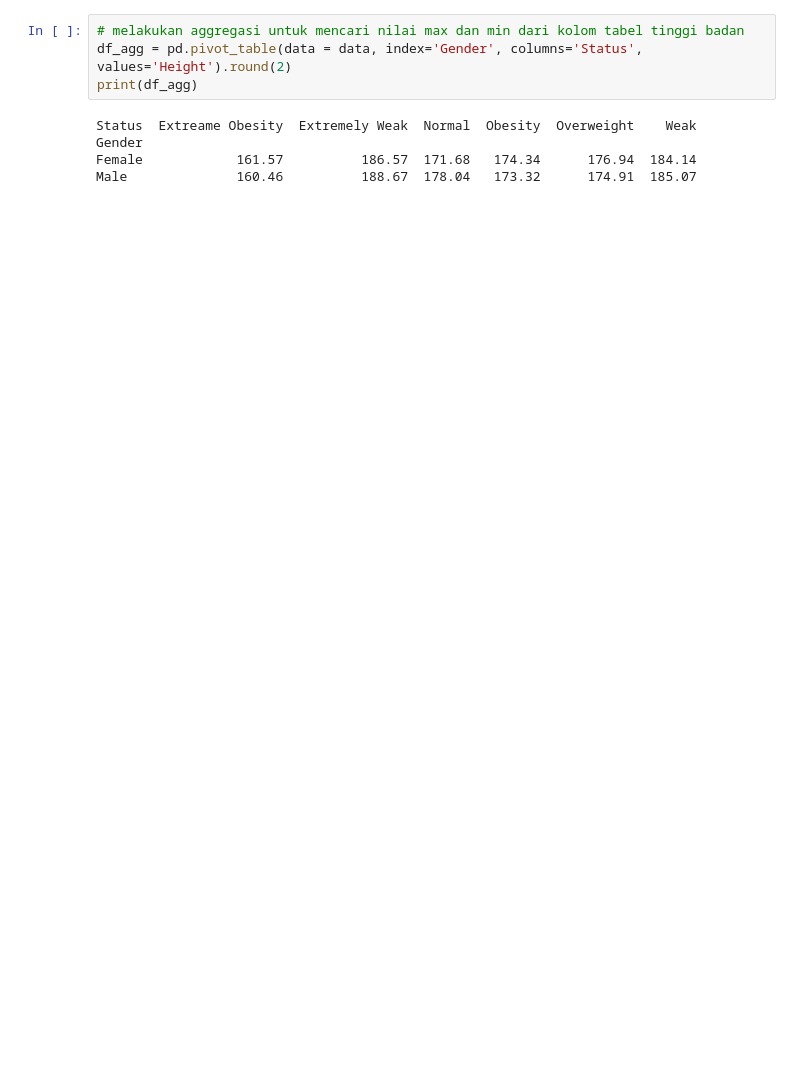
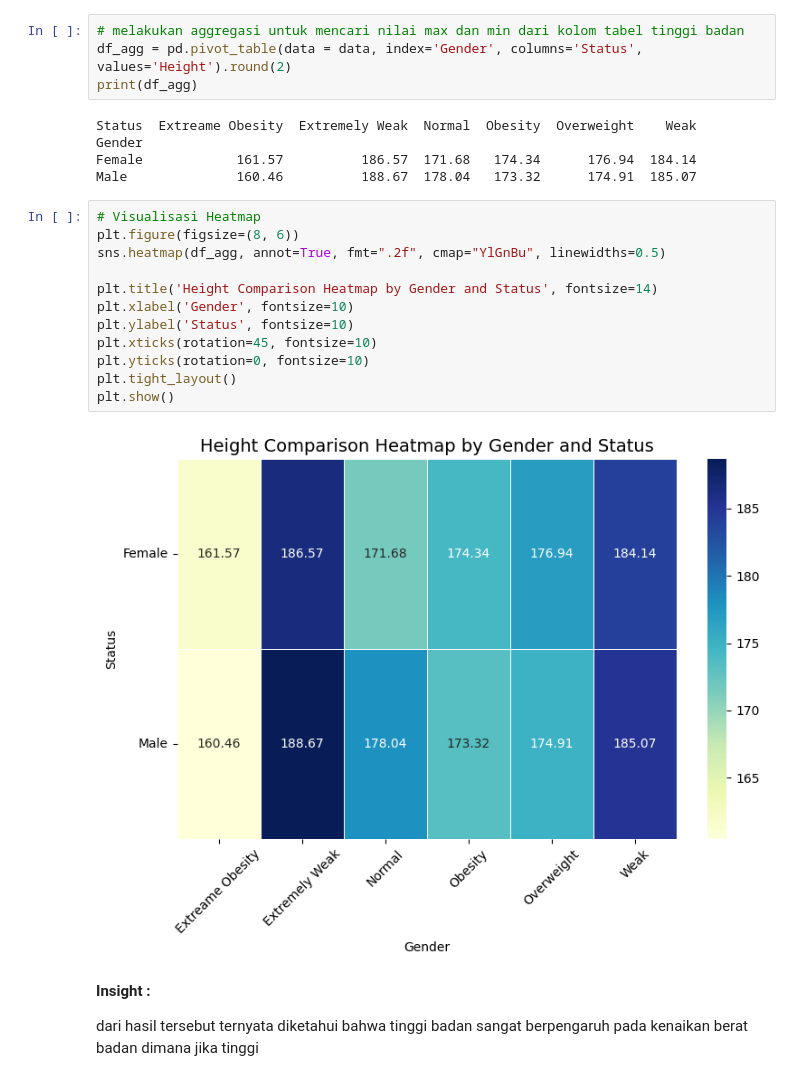
Before and after one commit to BlackBox-Ops/ML-BMI-Predict-, a Jupyter notebook: Notebook/exploratory_analysis.ipynb, the cells around one changed output. Saved outputs shown, nothing was run; the diff lists cells and outputs as text; blank space fills up the shorter version.

```diff
--- a/Notebook/exploratory_analysis.ipynb
+++ b/Notebook/exploratory_analysis.ipynb
@@ -172,3 +176,20 @@ Status  Extreame Obesity  Extremely Weak  Normal  Obesity  Overweight    Weak
 Gender
 Female            161.57          186.57  171.68   174.34      176.94  184.14
 Male              160.46          188.67  178.04   173.32      174.91  185.07
+# %%
+# Visualisasi Heatmap
+plt.figure(figsize=(8, 6))
+sns.heatmap(df_agg, annot=True, fmt=".2f", cmap="YlGnBu", linewidths=0.5)
+
+plt.title('Height Comparison Heatmap by Gender and Status', fontsize=14)
+plt.xlabel('Gender', fontsize=10)
+plt.ylabel('Status', fontsize=10)
+plt.xticks(rotation=45, fontsize=10)
+plt.yticks(rotation=0, fontsize=10)
+plt.tight_layout()
+plt.show()
+# %% [output]
+[figure, added]
+# %% [markdown]
+<b>Insight :</b>
+<p>dari hasil tersebut ternyata diketahui bahwa tinggi badan sangat berpengaruh pada kenaikan berat badan dimana jika tinggi
```
Also changed, not shown: parts of 6 cells of this notebook.
